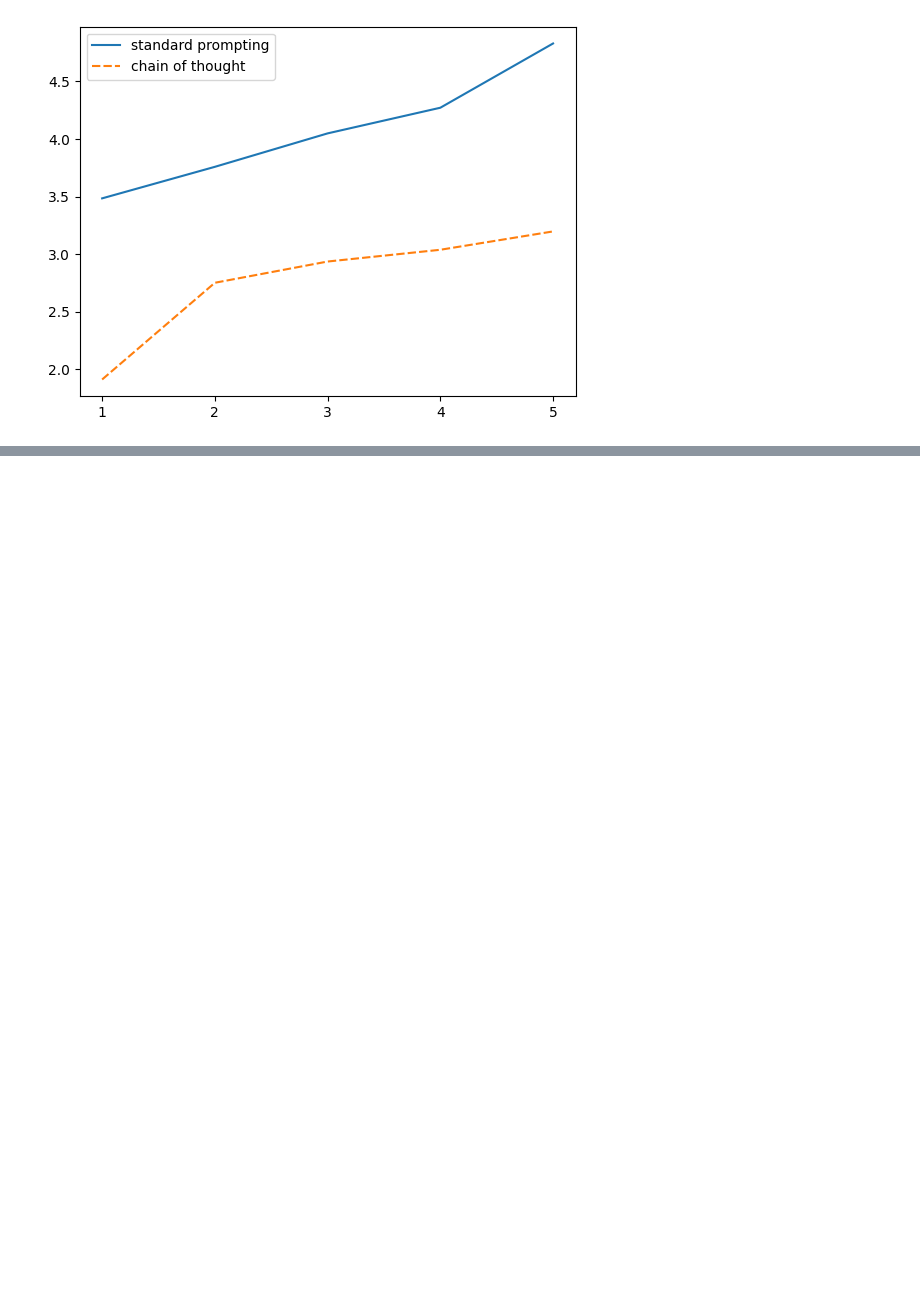
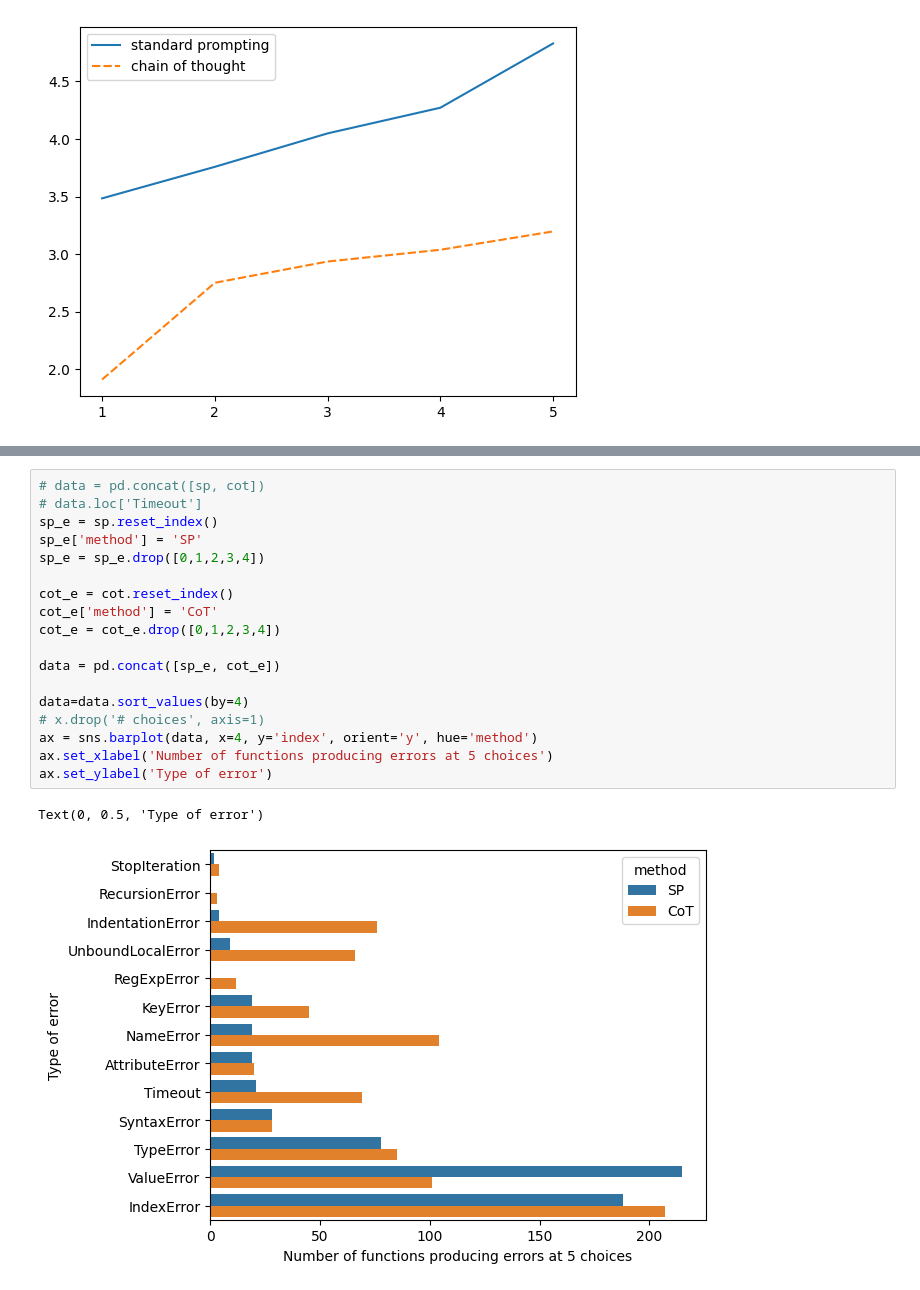
Before and after one commit to cedricidsai/LLMDNT, a Jupyter notebook: notebook/visualise.ipynb, the cells around one changed output, grey strips where cells are left out. Drawn from its saved outputs; the diff is of its cells as text; blank space fills up the shorter version.

```diff
--- a/notebook/visualise.ipynb
+++ b/notebook/visualise.ipynb
@@ -559,0 +569,21 @@ ax.set_xticks([1,2,3,4,5])
+# %%
+# data = pd.concat([sp, cot])
+# data.loc['Timeout']
+sp_e = sp.reset_index()
+sp_e['method'] = 'SP'
+sp_e = sp_e.drop([0,1,2,3,4])
+
+cot_e = cot.reset_index()
+cot_e['method'] = 'CoT'
+cot_e = cot_e.drop([0,1,2,3,4])
+
+data = pd.concat([sp_e, cot_e])
+
+data=data.sort_values(by=4)
+# x.drop('# choices', axis=1)
+ax = sns.barplot(data, x=4, y='index', orient='y', hue='method')
+ax.set_xlabel('Number of functions producing errors at 5 choices')
+ax.set_ylabel('Type of error')
+# %% [output]
+Text(0, 0.5, 'Type of error')
+[figure, added]
```
Also changed, not shown: parts of 1 cell of this notebook.
